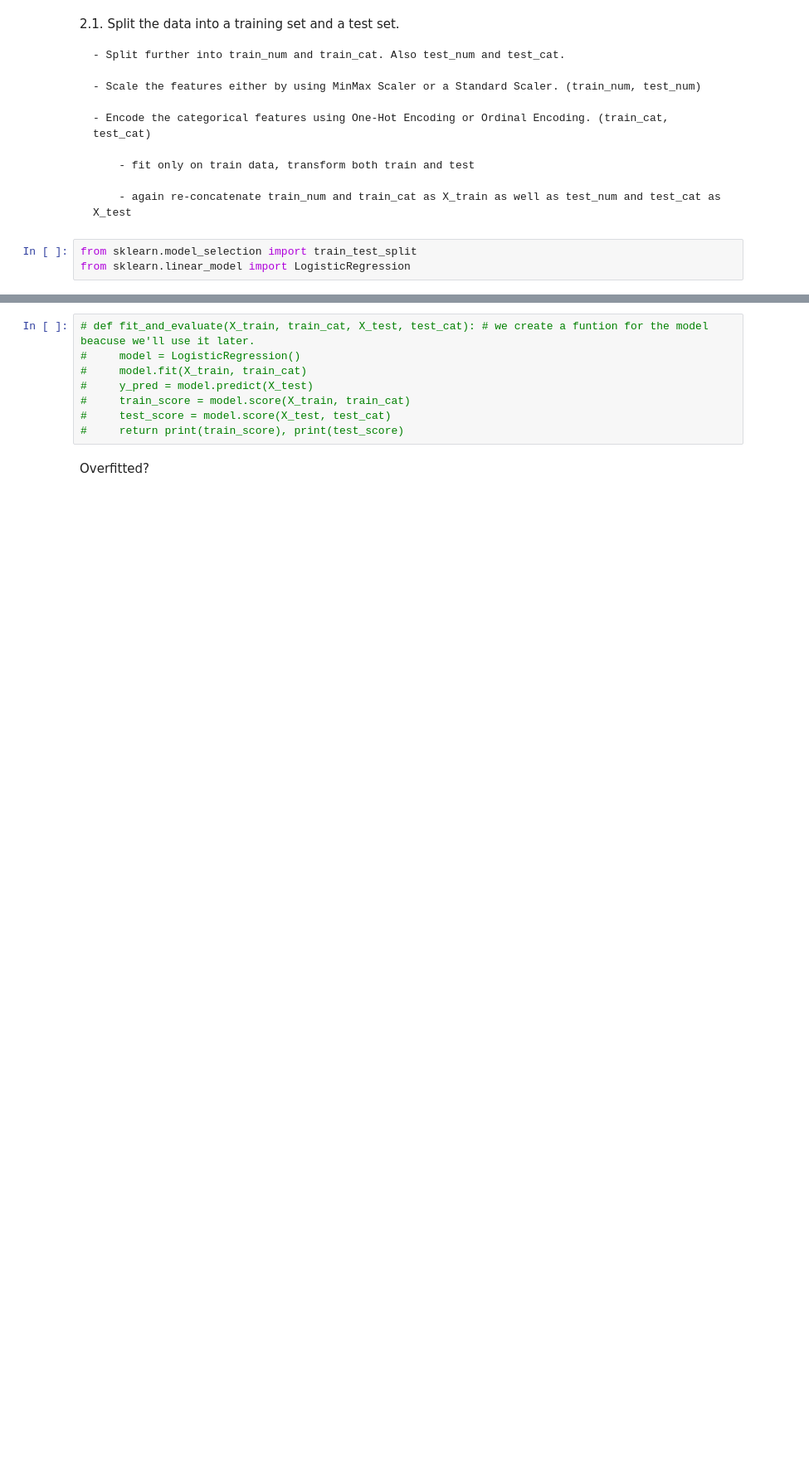
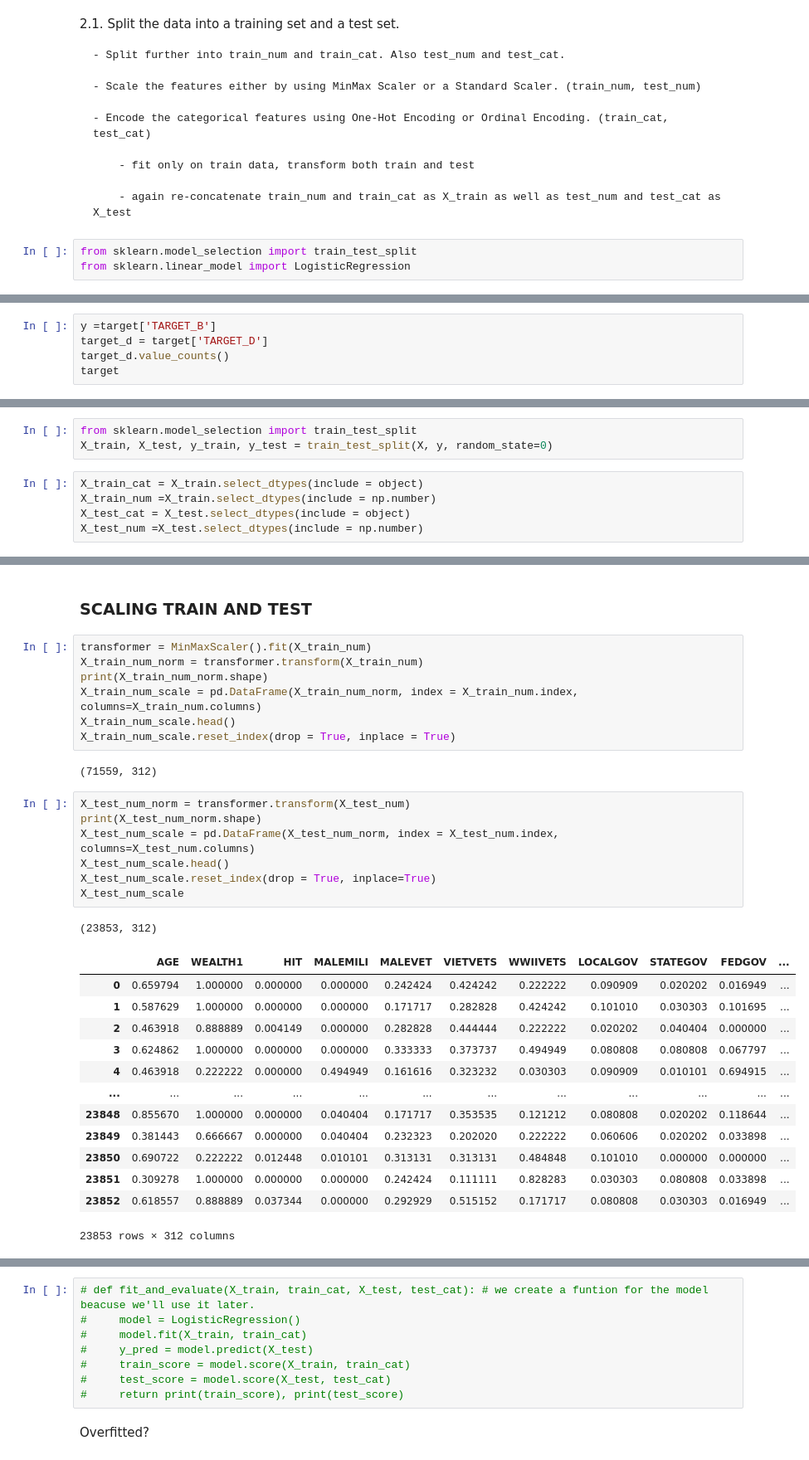
Before and after one commit to katchuli/lab-handling-data-imbalance-classification, a Jupyter notebook: LAB_Handling_Data _Imbalance_in_Classification_Models.ipynb, the cells around one changed output, grey strips where cells are left out. Shown at 83% size. Saved outputs shown, nothing was run; the diff lists cells and outputs as text; blank space fills up the shorter version.

```diff
--- a/LAB_Handling_Data _Imbalance_in_Classification_Models.ipynb
+++ b/LAB_Handling_Data _Imbalance_in_Classification_Models.ipynb
@@ -175,0 +178,5 @@ from sklearn.linear_model import LogisticRegression
+# %%
+y =target['TARGET_B']
+target_d = target['TARGET_D']
+target_d.value_counts()
+target
@@ -185 +206,9 @@ test_num = scaler.transform(test_num)
+# %%
+from sklearn.model_selection import train_test_split
+X_train, X_test, y_train, y_test = train_test_split(X, y, random_state=0)
+# %%
+X_train_cat = X_train.select_dtypes(include = object)
+X_train_num =X_train.select_dtypes(include = np.number)
+X_test_cat = X_test.select_dtypes(include = object)
+X_test_num =X_test.select_dtypes(include = np.number)
 # %%
@@ -212,0 +271,33 @@ print(test_score)
+# %% [markdown]
+### SCALING TRAIN AND TEST
+# %%
+transformer = MinMaxScaler().fit(X_train_num)
+X_train_num_norm = transformer.transform(X_train_num)
+print(X_train_num_norm.shape)
+X_train_num_scale = pd.DataFrame(X_train_num_norm, index = X_train_num.index, columns=X_train_num.columns)
+X_train_num_scale.head()
+X_train_num_scale.reset_index(drop = True, inplace = True)
+# %% [output]
+(71559, 312)
+# %%
+X_test_num_norm = transformer.transform(X_test_num)
+print(X_test_num_norm.shape)
+X_test_num_scale = pd.DataFrame(X_test_num_norm, index = X_test_num.index, columns=X_test_num.columns)
+X_test_num_scale.head()
+X_test_num_scale.reset_index(drop = True, inplace=True)
+X_test_num_scale
+# %% [output]
+(23853, 312)
+|  | AGE | WEALTH1 | HIT | MALEMILI | MALEVET | VIETVETS | WWIIVETS | LOCALGOV | STATEGOV | FEDGOV | ... |
+| 0 | 0.659794 | 1.000000 | 0.000000 | 0.000000 | 0.242424 | 0.424242 | 0.222222 | 0.090909 | 0.020202 | 0.016949 | ... |
+| 1 | 0.587629 | 1.000000 | 0.000000 | 0.000000 | 0.171717 | 0.282828 | 0.424242 | 0.101010 | 0.030303 | 0.101695 | ... |
+| 2 | 0.463918 | 0.888889 | 0.004149 | 0.000000 | 0.282828 | 0.444444 | 0.222222 | 0.020202 | 0.040404 | 0.000000 | ... |
+| 3 | 0.624862 | 1.000000 | 0.000000 | 0.000000 | 0.333333 | 0.373737 | 0.494949 | 0.080808 | 0.080808 | 0.067797 | ... |
+| 4 | 0.463918 | 0.222222 | 0.000000 | 0.494949 | 0.161616 | 0.323232 | 0.030303 | 0.090909 | 0.010101 | 0.694915 | ... |
+| ... | ... | ... | ... | ... | ... | ... | ... | ... | ... | ... | ... |
+| 23848 | 0.855670 | 1.000000 | 0.000000 | 0.040404 | 0.171717 | 0.353535 | 0.121212 | 0.080808 | 0.020202 | 0.118644 | ... |
+| 23849 | 0.381443 | 0.666667 | 0.000000 | 0.040404 | 0.232323 | 0.202020 | 0.222222 | 0.060606 | 0.020202 | 0.033898 | ... |
+| 23850 | 0.690722 | 0.222222 | 0.012448 | 0.010101 | 0.313131 | 0.313131 | 0.484848 | 0.101010 | 0.000000 | 0.000000 | ... |
+| 23851 | 0.309278 | 1.000000 | 0.000000 | 0.000000 | 0.242424 | 0.111111 | 0.828283 | 0.030303 | 0.080808 | 0.033898 | ... |
+| 23852 | 0.618557 | 0.888889 | 0.037344 | 0.000000 | 0.292929 | 0.515152 | 0.171717 | 0.080808 | 0.030303 | 0.016949 | ... |
+23853 rows × 312 columns
```
Also changed, not shown: parts of 57 cells of this notebook.
